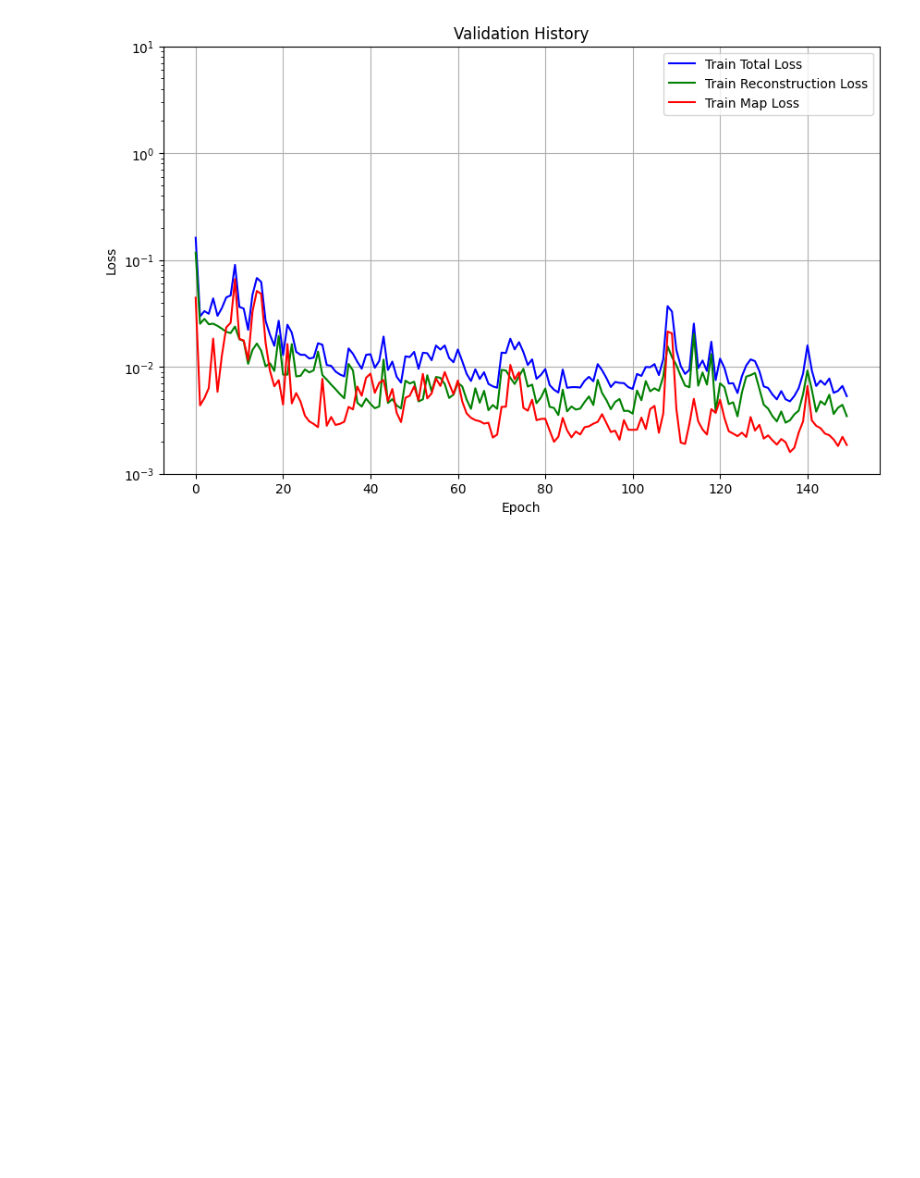
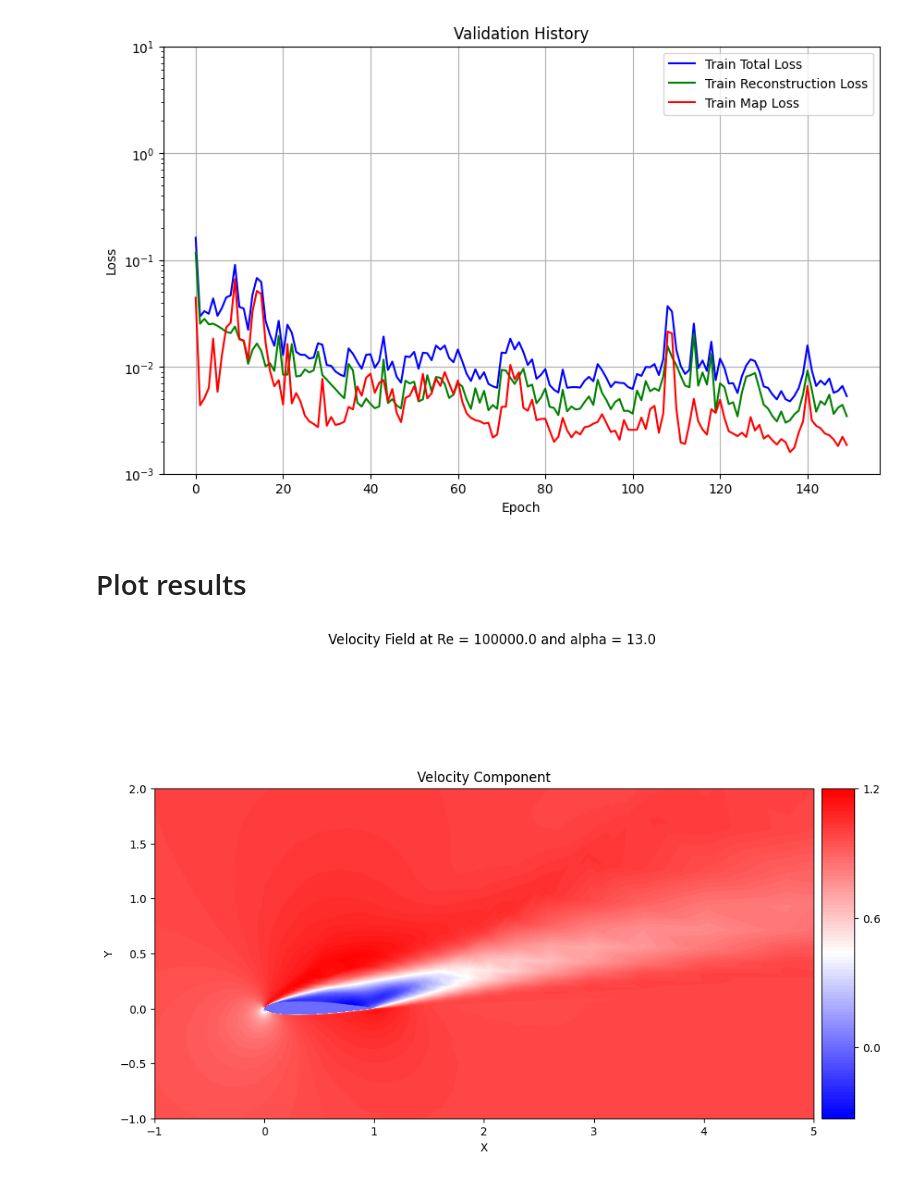
Before and after one commit to Arviano-Yuono/GAE-ROM, a Jupyter notebook: RANS_training.ipynb, the cells around one changed output. Drawn from its saved outputs; the diff is of its cells as text; code cells hidden in the pictures; blank space fills up the shorter version.

Commit message:
feat: add training and result plotting sections to RANS training notebook, improving documentation and visualization capabilities

```diff
--- a/RANS_training.ipynb
+++ b/RANS_training.ipynb
@@ -116,3 +118,52 @@ plt.yscale('log')
 plt.show()
 # %% [output]
 [figure]
+# %% [markdown]
+# Plot results
+# %%
+from src.utils.plot import Plot
+from src.utils.commons import load_model
+import gc
+import numpy as np
+import torch
+from itertools import product
+from warnings import filterwarnings
+
+from src.utils.commons import get_config, get_device, set_seed
+from src.data.loader_paper import GraphDatasetPaper
+from src.utils.commons import get_config
+
+filterwarnings('ignore')
+torch.cuda.empty_cache()
+gc.collect()
+
+config = get_config('configs/paper.yaml')
+set_seed(config['config']['seed'])
+
+train_dataset = GraphDatasetPaper(config = config['config'], split = 'train')
+val_dataset = GraphDatasetPaper(config = config['config'], split = 'val')
+device = get_device()
+
+mu1 = np.array([10e4, 15e4, 20e4, 25e4, 30e4, 35e4, 40e4, 45e4, 50e4, 55e4, 60e4, 65e4, 70e4, 75e4, 80e4, 85e4, 90e4, 95e4, 100e4])
+mu2 = np.array([0, 1, 2, 3, 4, 5, 6, 7, 8, 9, 10, 11, 12, 13, 14, 15, 16, 17, 18, 19, 20])
+mu_space = [mu1, mu2]
+params = torch.tensor(np.array(list(product(*mu_space))))
+params = params.to(device)
+
+model = load_model("artifacts/GMM_best_model.pth", config=config, num_graphs=val_dataset.num_graphs)
+model = model.to(device)
+plot = Plot(train_dataset=train_dataset, val_dataset=val_dataset, model=model)
+# %%
+index = 10
+
+test_plot_data = val_dataset[index].to(device)
+val_trajectories = val_dataset.file_index[index]
+test_param = params[val_trajectories].to(device)
+
+estimated_x, latent_variables, estimated_latent_variables = model(test_plot_data, test_param)
+estimated_x = estimated_x.detach().cpu().numpy()
+params_detached = params.detach().cpu().numpy()
+
+plot.plot_velocity_field(data=test_plot_data, title=f"Velocity Field at Re = {test_param[0]} and alpha = {test_param[1]}", save=False, xlim=[-1, 5], ylim=[-1, 2], colormap='bwr')
+# %% [output]
+[figure, added]
```
Also changed, not shown: parts of 3 cells of this notebook.
